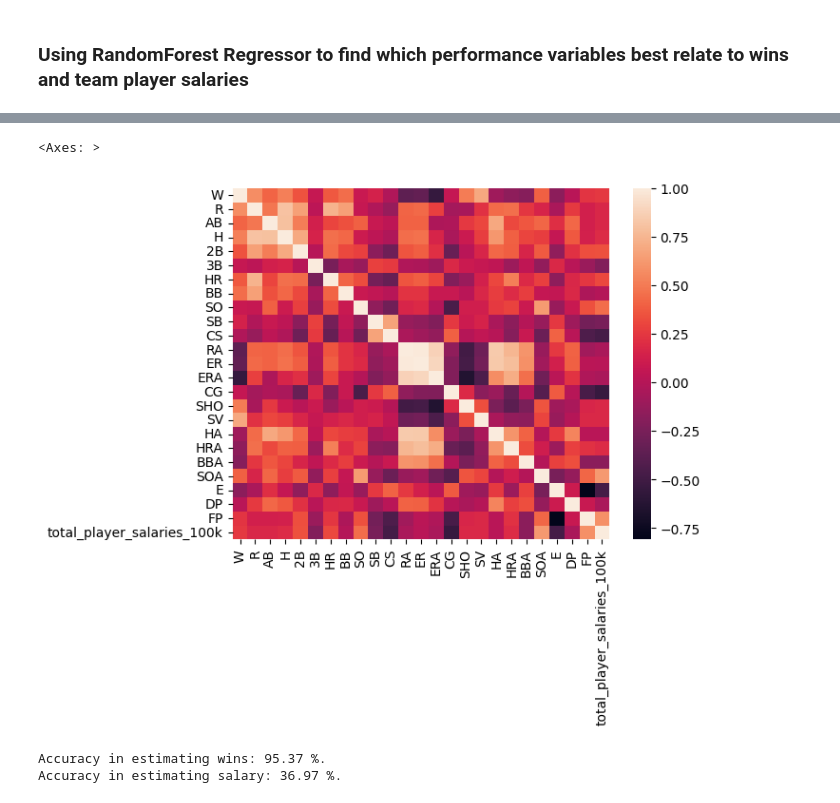
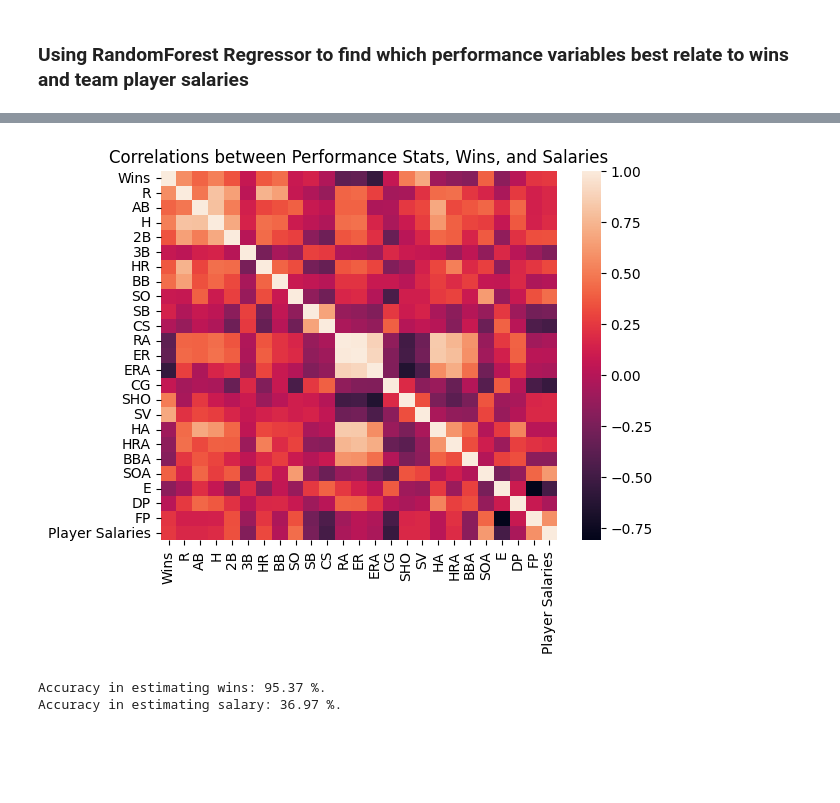
Before and after one commit to m-ingram/Project1-Group3, a Jupyter notebook: team_perf_analysis.ipynb, the cells around one changed output, grey strips where cells are left out. Cells and saved outputs as stored; diff of their text form; code cells hidden in the pictures; blank space fills up the shorter version.

Commit message:
cleaned up team perf analysis and figures

```diff
--- a/team_perf_analysis.ipynb
+++ b/team_perf_analysis.ipynb
@@ -152,11 +152,15 @@ training_w, testing_w, training_labels_w, testings_labels_w = train_test_split(x
 training_s, testing_s, training_labels_s, testings_labels_s = train_test_split(x, y_salary,test_size = .5, random_state = 42)
 # %%
 #Looking at relationships btwn vars
+rf_df = rf_df.rename(columns={'total_player_salaries_100k': 'Player Salaries', 'W': "Wins"})
+
 import seaborn
 seaborn.heatmap(rf_df.corr(),xticklabels=rf_df.columns, yticklabels=rf_df.columns)
+plt.title('Correlations between Performance Stats, Wins, and Salaries')
+
+plt.savefig('Output/performance correlations.png')
 # %% [output]
-<Axes: >
-[figure, old version]
+[figure, new version]
 # %%
 #Running RF for wins and salary outcomes
 
```
Also changed, not shown: parts of 12 cells of this notebook, 3 other files.
